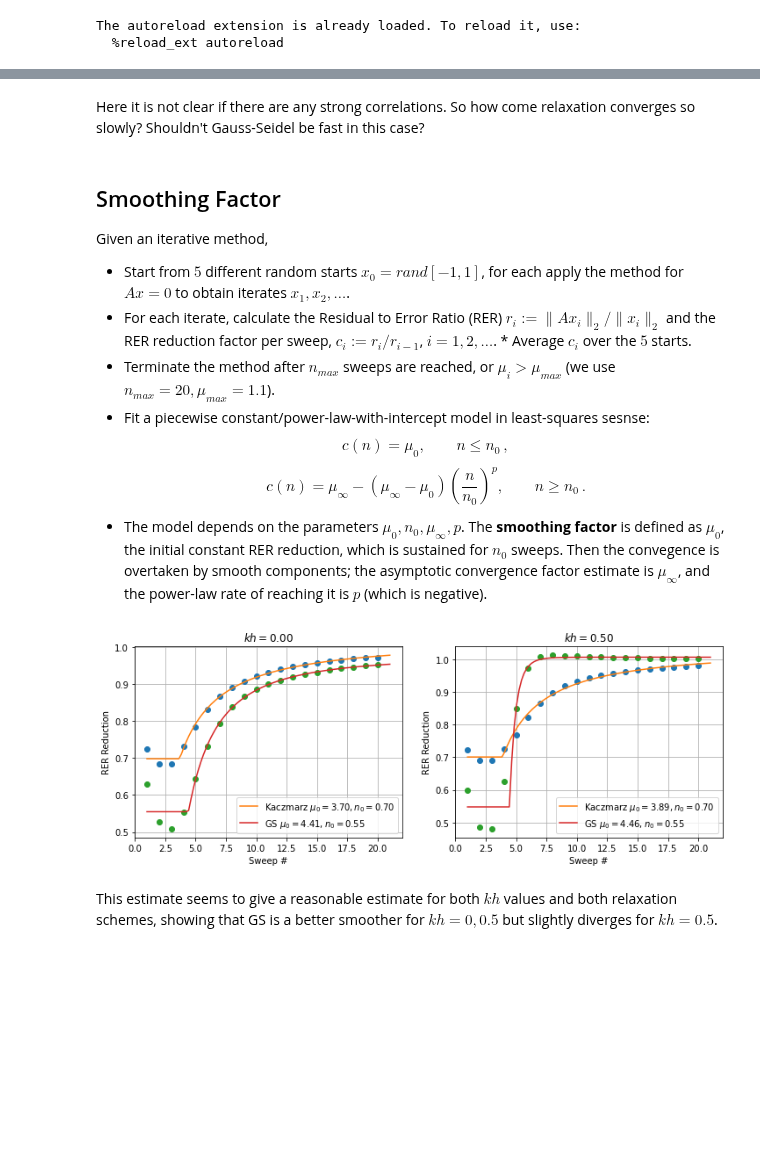
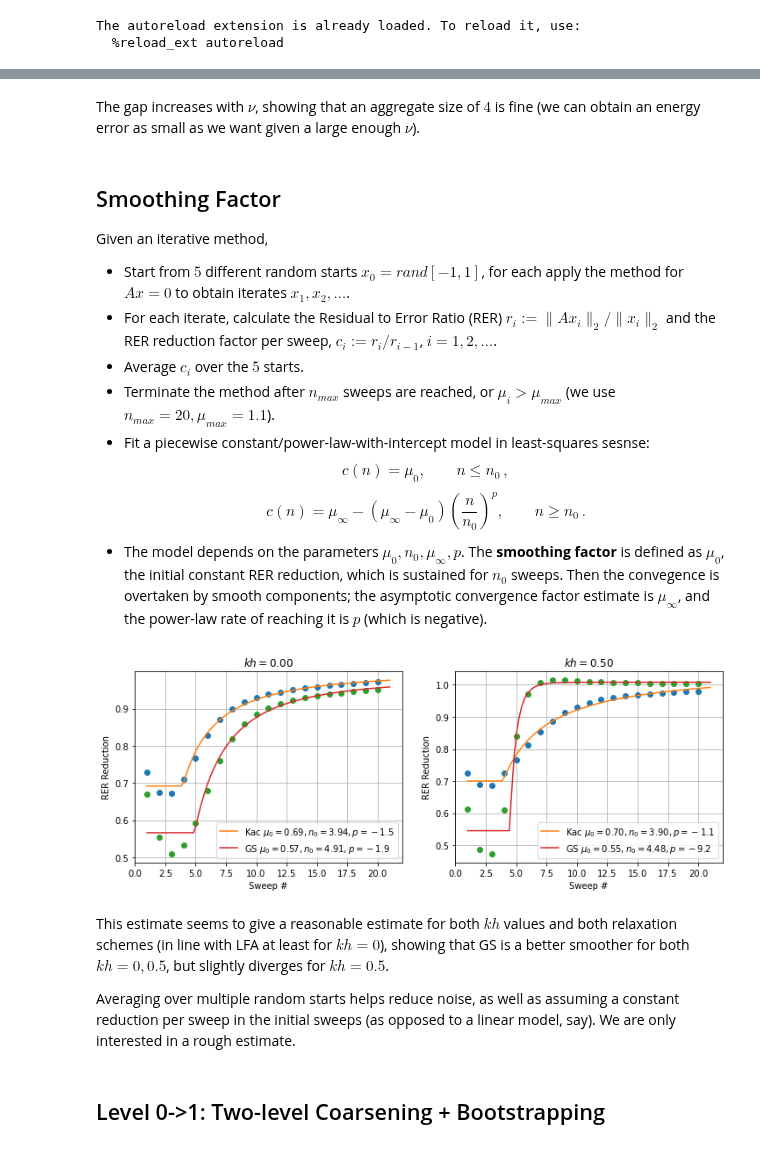
Before and after one commit to 436ahsan/Helmholtz, a Jupyter notebook: notebooks/coarsening_quality.ipynb, the cells around one changed output, grey strips where cells are left out. Cells and saved outputs as stored; diff of their text form; code cells hidden in the pictures; blank space fills up the shorter version.

```diff
--- a/notebooks/coarsening_quality.ipynb
+++ b/notebooks/coarsening_quality.ipynb
@@ -106,10 +109,11 @@ nu 80 s [1.    0.382 0.049 0.002] Energy error [0.359 0.046 0.002 0.   ]
 # %% [markdown]
-Here it is not clear if there are any strong correlations. So how come relaxation converges so slowly? Shouldn't Gauss-Seidel be fast in this case?
+The gap increases with $\nu$, showing that an aggregate size of $4$ is fine (we can obtain an energy error as small as we want given a large enough $\nu$).
 # %% [markdown]
 ## Smoothing Factor
 Given an iterative method,
 * Start from $5$ different random starts $x_0 = rand[-1,1]$, for each  apply the method for $A x = 0$ to obtain iterates $x_1, x_2, \dots$.
-* For each iterate, calculate the Residual to Error Ratio (RER) $r_i := \|A x_i\|_2 / \|x_i\|_2$ and the RER reduction factor per sweep, $c_i := r_i / r_{i-1}$, $i = 1, 2, \dots$. * Average $c_i$ over the $5$ starts.
+* For each iterate, calculate the Residual to Error Ratio (RER) $r_i := \|A x_i\|_2 / \|x_i\|_2$ and the RER reduction factor per sweep, $c_i := r_i / r_{i-1}$, $i = 1, 2, \dots$.
+* Average $c_i$ over the $5$ starts.
 * Terminate the method after $n_{max}$ sweeps are reached, or $\mu_i > \mu_{max}$ (we use $n_{max} = 20, \mu_{max} = 1.1$).
 * Fit a piecewise constant/power-law-with-intercept model in least-squares sesnse:
 $$ c(n) = \mu_0, \qquad n \leq n_0\,, $$
@@ -118,23 +122,27 @@ $$ c(n) = \mu_{\infty} - (\mu_{\infty} - \mu_0) (\frac{n}{n_0})^p, \qquad n \geq
 # %%
 kh_values = [0, 0.5]
 fig, axs = plt.subplots(1, len(kh_values), figsize=(12, 4))
 
 kaczmarz = lambda a: hm.solve.relax.KaczmarzRelaxer(a, scipy.sparse.eye(a.shape[0]))
 gs = lambda a: hm.solve.relax.GsRelaxer(a)
 
 # Kaczmarz.
-for kh, ax in zip(kh_values, axs):
-    a = hm.linalg.helmholtz_1d_5_point_operator(kh, n).tocsr()
-    operator = lambda x: a.dot(x)
+for kh_value, ax in zip(kh_values, axs):
+    a_kh = hm.linalg.helmholtz_1d_5_point_operator(kh_value, n).tocsr()
+    operator = lambda x: a_kh.dot(x)
 
-    for title, relax in zip(("Kaczmarz", "GS"), (kaczmarz, gs)):
+    for title, relax in zip(("Kac", "GS"), (kaczmarz, gs)):
         p, conv = hm.solve.smoothing.shrinkage_factor(
-            operator, relax(a), (n, ), print_frequency=None, max_sweeps=20, slow_conv_factor=1.1)
+            operator, relax(a_kh), (n, ), print_frequency=None, max_sweeps=20, slow_conv_factor=1.1)
         hm.solve.smoothing.plot_fitted_conv_model(p, conv, ax, title=title)
 
-    ax.set_title(r"$kh = {:.2f}$".format(kh))
+    ax.set_title(r"$kh = {:.2f}$".format(kh_value))
     ax.legend()
 # %% [output]
-[figure, old version]
+[figure, new version]
 # %% [markdown]
-This estimate seems to give a reasonable estimate for both $kh$ values and both relaxation schemes, showing that GS is a better smoother for $kh = 0, 0.5$ but slightly diverges for $kh = 0.5$.
+This estimate seems to give a reasonable estimate for both $kh$ values and both relaxation schemes (in line with LFA at least for $kh = 0$), showing that GS is a better smoother for both $kh = 0, 0.5$, but slightly diverges for $kh = 0.5$.
+
+Averaging over multiple random starts helps reduce noise, as well as assuming a constant reduction per sweep in the initial sweeps (as opposed to a linear model, say). We are only interested in a rough estimate.
+# %% [markdown]
+## Level 0->1: Two-level Coarsening + Bootstrapping
```
Also changed, not shown: parts of 6 cells of this notebook, 2 other files.
